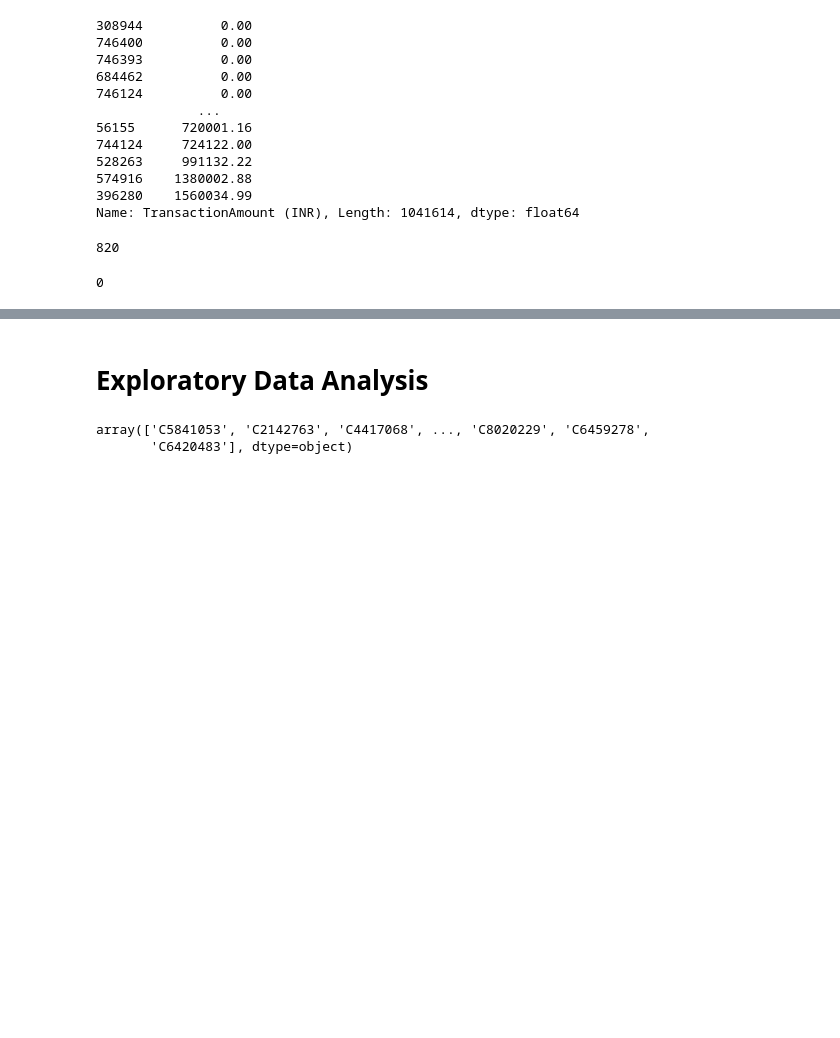
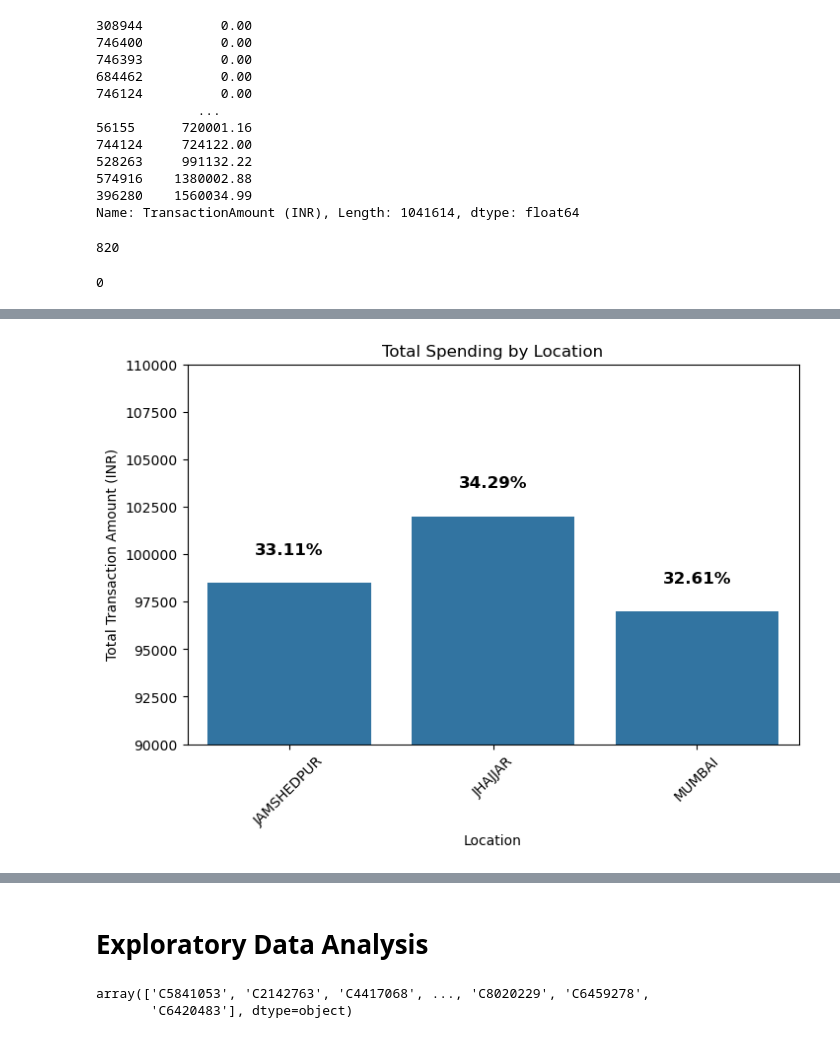
Before and after one commit to AdvanceBee/RFM-Analysis-Retail-Banking, a Jupyter notebook: RFM_Solution.ipynb, the cells around one changed output, grey strips where cells are left out. Cells and saved outputs as stored; diff of their text form; code cells hidden in the pictures; blank space fills up the shorter version.

```diff
--- a/RFM_Solution.ipynb
+++ b/RFM_Solution.ipynb
@@ -301,0 +389,35 @@ data.head()
+# %%
+import matplotlib.pyplot as plt
+import seaborn as sns
+
+# Sample total spending data
+location_spending = {
+    'JAMSHEDPUR': 98500.0,
+    'JHAJJAR': 102000.0,
+    'MUMBAI': 97000.0
+}
+
+# Convert dictionary to DataFrame for plotting
+df_location_spending = pd.DataFrame(location_spending.items(), columns=['Location', 'Total Transaction Amount'])
+
+# Calculate percentage contribution for each location
+df_location_spending['Percentage'] = (df_location_spending['Total Transaction Amount'] / df_location_spending['Total Transaction Amount'].sum()) * 100
+
+# Create bar plot
+plt.figure(figsize=(8, 5))
+ax = sns.barplot(x=df_location_spending['Location'], y=df_location_spending['Total Transaction Amount'])
+
+# Set y-axis limit for better visibility
+plt.ylim(90000, 110000)
+
+# Add percentage labels on bars
+for i, v in enumerate(df_location_spending['Total Transaction Amount']):
+    ax.text(i, v + 1500, f"{df_location_spending['Percentage'][i]:.2f}%", ha='center', fontsize=12, fontweight='bold')
+
+plt.title('Total Spending by Location')
+plt.xlabel('Location')
+plt.ylabel('Total Transaction Amount (INR)')
+plt.xticks(rotation=45)
+plt.show()
+# %% [output]
+[figure, added]
```
Also changed, not shown: parts of 30 cells of this notebook, 1 other file.
